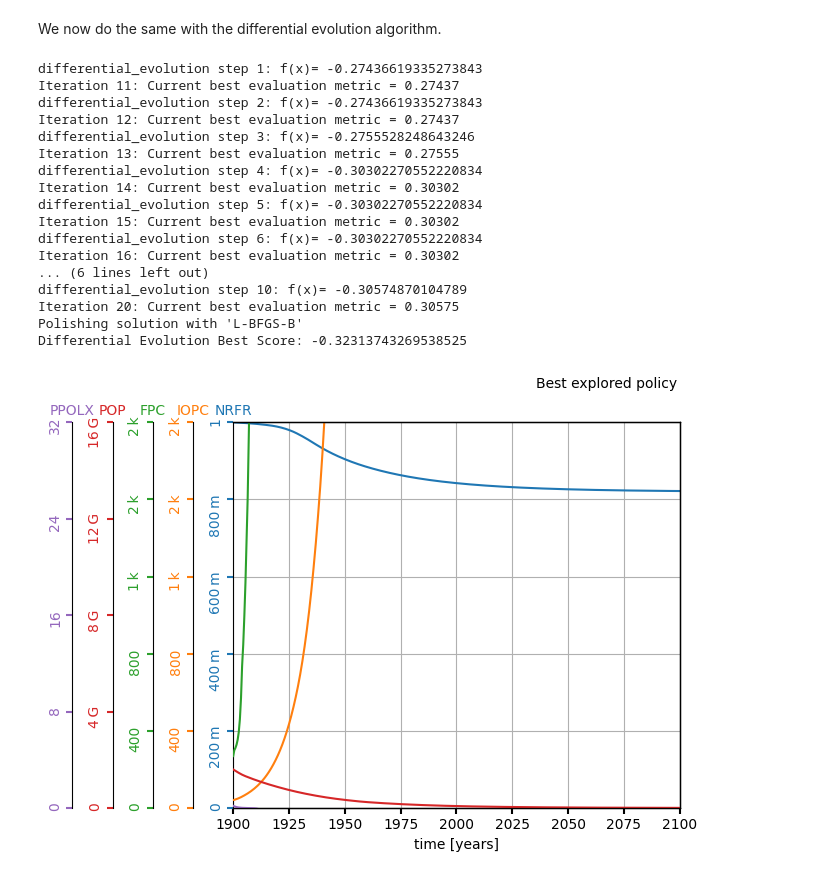
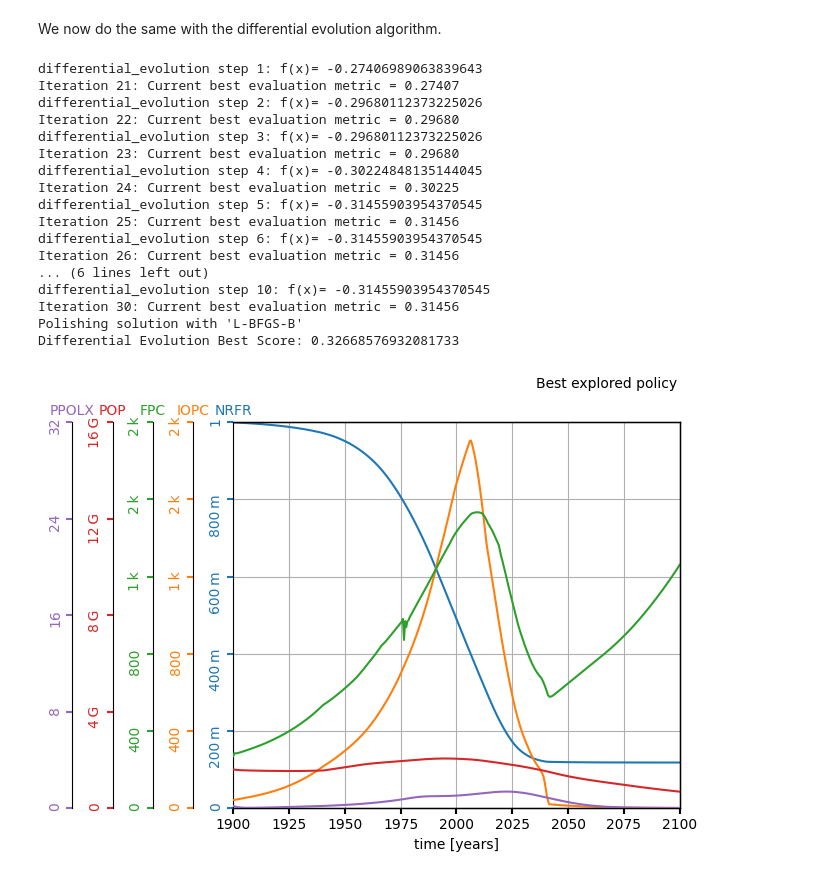
Before and after one commit to TalosSources/CIVIL-534-Project, a Jupyter notebook: final code/sustainable_development.ipynb, the cells around one changed output. Drawn from its saved outputs; the diff is of its cells as text; code cells hidden in the pictures.

```diff
--- a/final code/sustainable_development.ipynb
+++ b/final code/sustainable_development.ipynb
@@ -148,48 +148,48 @@ We now do the same with the differential evolution algorithm.
 # %%
 # === Parameter bounds for Differential Evolution ===
 # Each tuple defines the lower and upper bound for continuous parameters
 parameters_ranges_de = [
     (1975, 2050),   # pyear - policy year (continuous range)
     (0.5, 1.5),     # ppgf - pollution generation factor
     (1, 5),         # alai2 - average life agricultural input multiplier
     (5, 30),        # hsid - health service impact delay
     (1, 15),        # imti - industrial material toxicity index
     (1, 6)          # dcfs - desired number of children
 ]
 
 # Run the differential evolution optimizer with your objective function `obj`
 result_de = differential_evolution(
     obj,
     parameters_ranges_de,
     maxiter=10,        # maximum iterations
     popsize=50,          # population size
     tol=0.01,            # tolerance for convergence
     callback=callback_func,  # function called at each iteration
     disp=True            # print progress to console
 )
 
 # Extract the best solution and its score
-de_best_set = -result_de.x
-de_best_score = result_de.fun  # Note: this is negative of your quality of life score if obj returns negative values
+de_best_set = result_de.x
+de_best_score = -result_de.fun  # Note: this is negative of your quality of life score if obj returns negative values
 
 print("Differential Evolution Best Score:", de_best_score)
 simulate_world3(de_best_set)
 # %% [output]
-differential_evolution step 1: f(x)= -0.27436619335273843
-Iteration 11: Current best evaluation metric = 0.27437
-differential_evolution step 2: f(x)= -0.27436619335273843
-Iteration 12: Current best evaluation metric = 0.27437
-differential_evolution step 3: f(x)= -0.2755528248643246
-Iteration 13: Current best evaluation metric = 0.27555
-differential_evolution step 4: f(x)= -0.30302270552220834
-Iteration 14: Current best evaluation metric = 0.30302
-differential_evolution step 5: f(x)= -0.30302270552220834
-Iteration 15: Current best evaluation metric = 0.30302
-differential_evolution step 6: f(x)= -0.30302270552220834
-Iteration 16: Current best evaluation metric = 0.30302
+differential_evolution step 1: f(x)= -0.27406989063839643
+Iteration 21: Current best evaluation metric = 0.27407
+differential_evolution step 2: f(x)= -0.29680112373225026
+Iteration 22: Current best evaluation metric = 0.29680
+differential_evolution step 3: f(x)= -0.29680112373225026
+Iteration 23: Current best evaluation metric = 0.29680
+differential_evolution step 4: f(x)= -0.30224848135144045
+Iteration 24: Current best evaluation metric = 0.30225
+differential_evolution step 5: f(x)= -0.31455903954370545
+Iteration 25: Current best evaluation metric = 0.31456
+differential_evolution step 6: f(x)= -0.31455903954370545
+Iteration 26: Current best evaluation metric = 0.31456
 ... (6 lines left out)
-differential_evolution step 10: f(x)= -0.30574870104789
-Iteration 20: Current best evaluation metric = 0.30575
+differential_evolution step 10: f(x)= -0.31455903954370545
+Iteration 30: Current best evaluation metric = 0.31456
 Polishing solution with 'L-BFGS-B'
-Differential Evolution Best Score: -0.32313743269538525
+Differential Evolution Best Score: 0.32668576932081733
-[figure, old version]
+[figure, new version]
```
Also changed, not shown: parts of 2 cells of this notebook.
